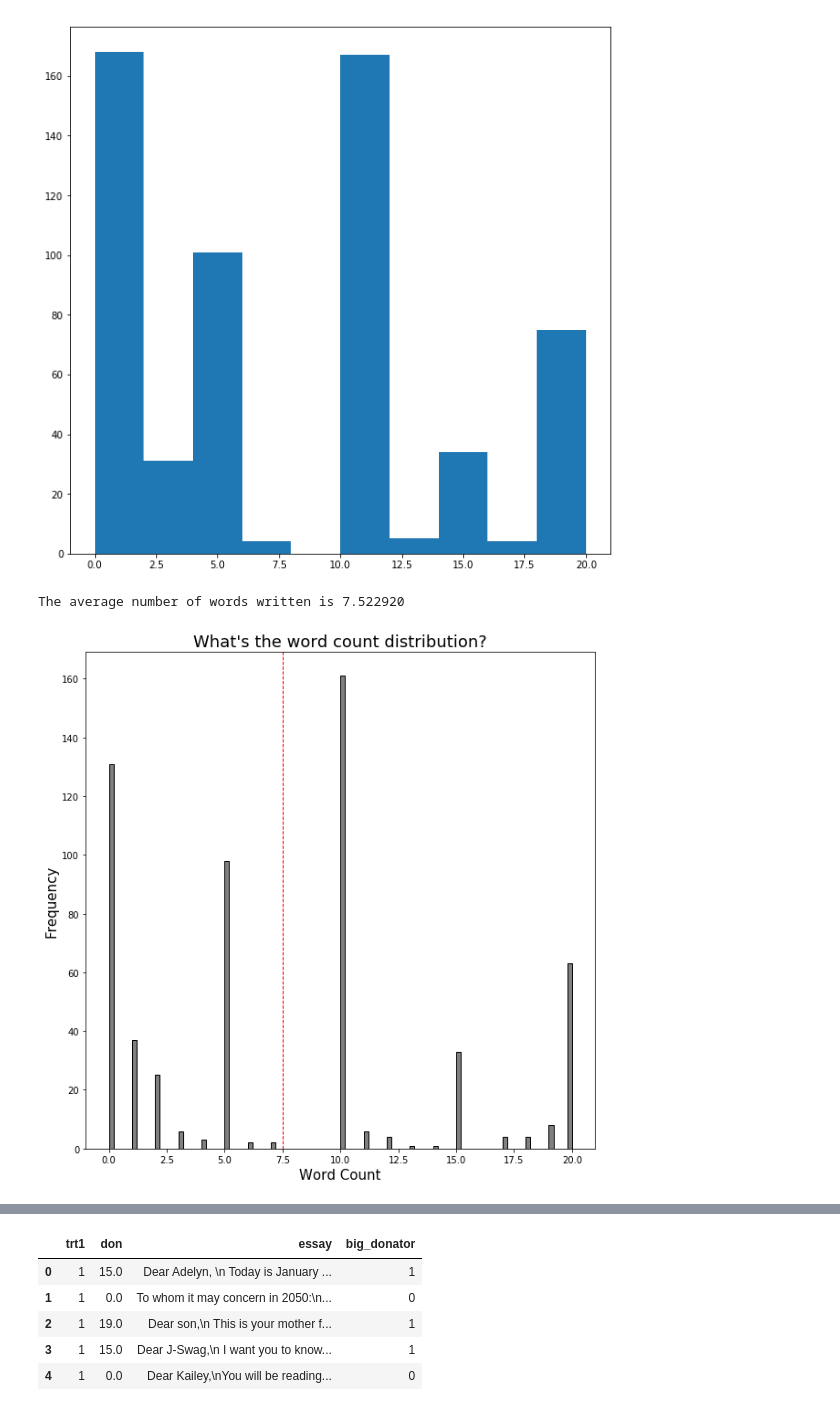
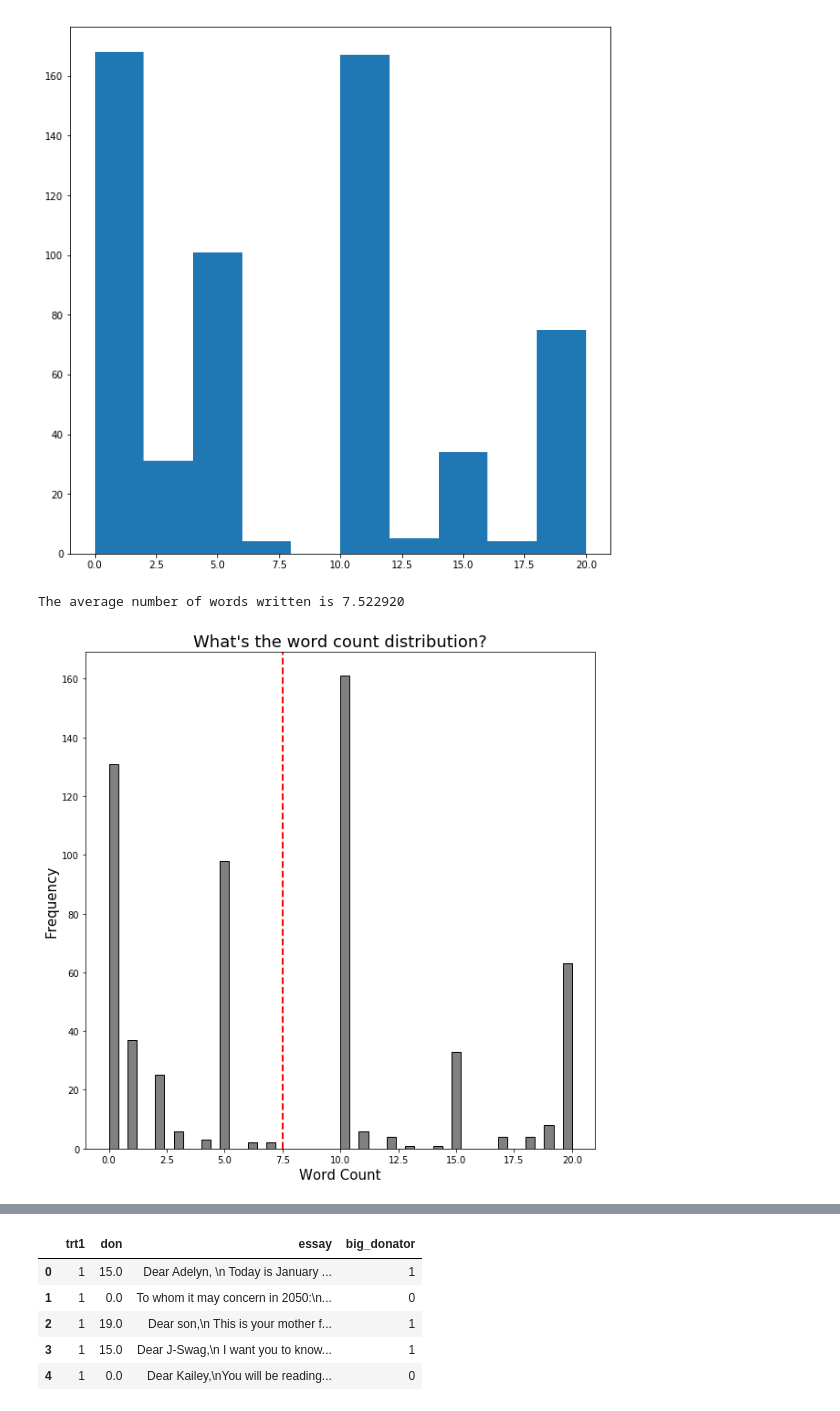
Before and after one commit to jdiaz4302/ML_Workshop_Series, a Jupyter notebook: L01-Text-Data-and-Logistic-Regression.ipynb, the cells around one changed output, grey strips where cells are left out. Cells and saved outputs as stored; diff of their text form; code cells hidden in the pictures.

```diff
--- a/L01-Text-Data-and-Logistic-Regression.ipynb
+++ b/L01-Text-Data-and-Logistic-Regression.ipynb
@@ -109,12 +109,12 @@ plt.hist(subsetted_df['don'])
 # %%
 average_donation = np.mean(subsetted_df['don'])
 print('The average number of words written is %0.6f' % average_donation)
 
-plt.hist(subsetted_df['don'], bins = 100, color = 'grey', edgecolor = 'black')
+plt.hist(subsetted_df['don'], bins = 50, color = 'grey', edgecolor = 'black')
 plt.xlabel('Word Count', fontsize = 15)
 plt.ylabel('Frequency', fontsize = 15)
 plt.title("What's the word count distribution?", fontsize = 18)
-plt.axvline(x = average_donation, lw = 1, color = 'red', linestyle = '--');
+plt.axvline(x = average_donation, lw = 2, color = 'red', linestyle = '--');
 # %% [output]
 The average number of words written is 7.522920
-[figure, old version]
+[figure, new version]
```
Also changed, not shown: parts of 37 cells of this notebook.
